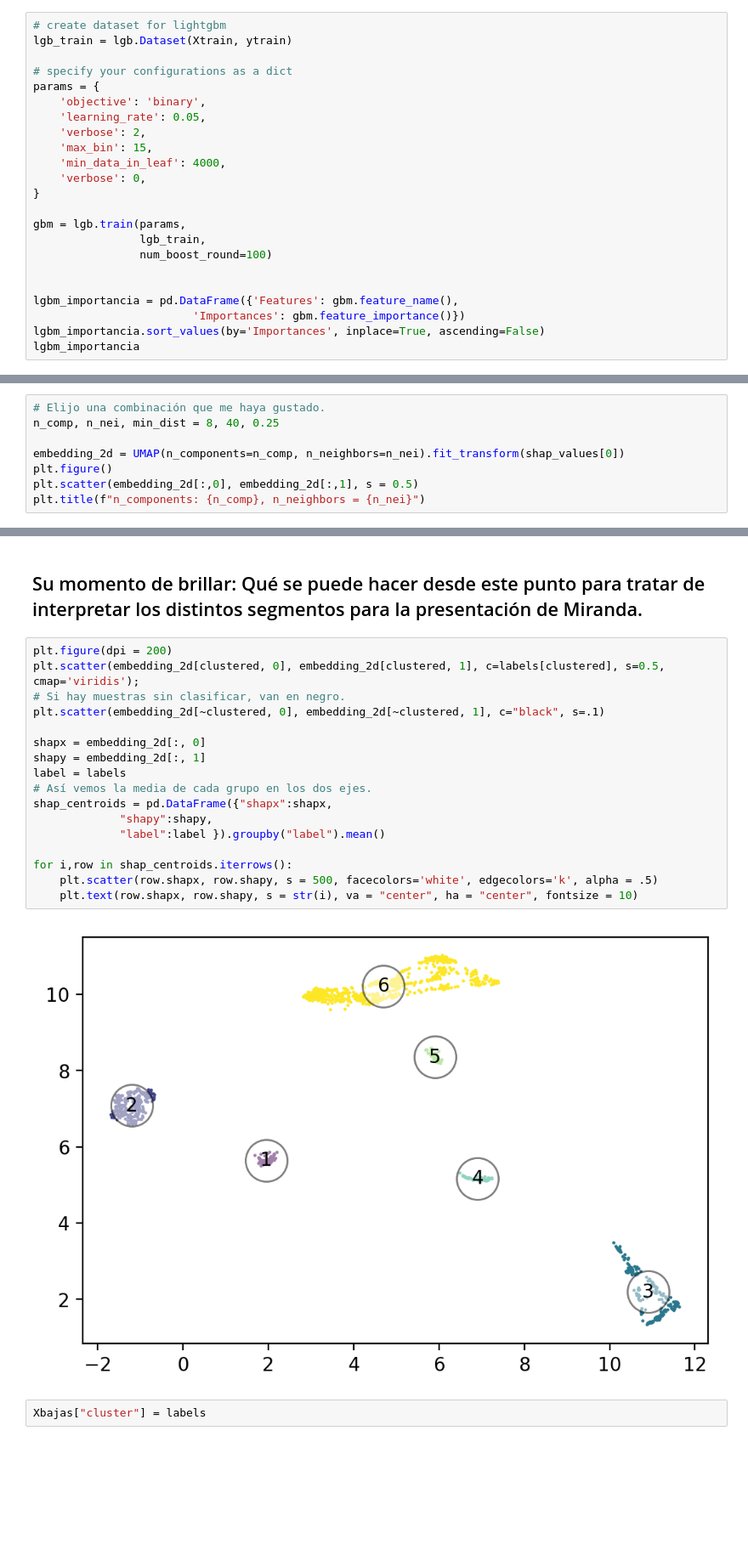
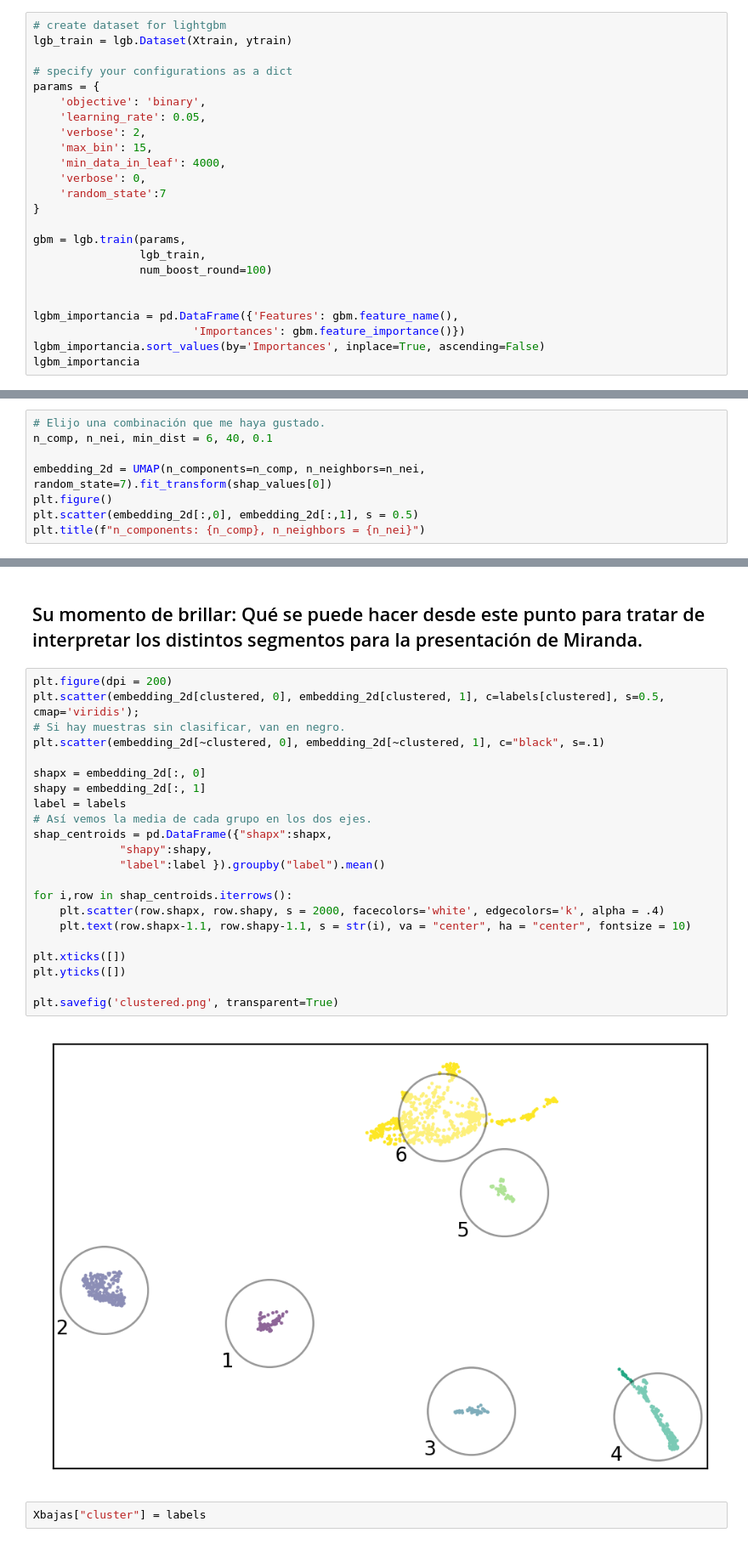
Before and after one commit to santiolsze/labo, a Jupyter notebook: src/monday/z1001_SHAP_mio.ipynb, the cells around one changed output, grey strips where cells are left out. Shown at 85% size. Cells and saved outputs as stored; diff of their text form; blank space fills up the shorter version.

```diff
--- a/src/monday/z1001_SHAP_mio.ipynb
+++ b/src/monday/z1001_SHAP_mio.ipynb
@@ -45,6 +60,7 @@ params = {
     'max_bin': 15,
     'min_data_in_leaf': 4000,
     'verbose': 0,
+    'random_state':7
 }
 
 gbm = lgb.train(params,
@@ -162,8 +185,8 @@ KeyboardInterrupt:
 # %%
 # Elijo una combinación que me haya gustado.
-n_comp, n_nei, min_dist = 8, 40, 0.25
+n_comp, n_nei, min_dist = 6, 40, 0.1
 
-embedding_2d = UMAP(n_components=n_comp, n_neighbors=n_nei).fit_transform(shap_values[0])
+embedding_2d = UMAP(n_components=n_comp, n_neighbors=n_nei, random_state=7).fit_transform(shap_values[0])
 plt.figure()
 plt.scatter(embedding_2d[:,0], embedding_2d[:,1], s = 0.5)
 plt.title(f"n_components: {n_comp}, n_neighbors = {n_nei}")
@@ -190,22 +213,27 @@ labels += 1
 # %%
 plt.figure(dpi = 200)
 plt.scatter(embedding_2d[clustered, 0], embedding_2d[clustered, 1], c=labels[clustered], s=0.5, cmap='viridis');
 # Si hay muestras sin clasificar, van en negro.
 plt.scatter(embedding_2d[~clustered, 0], embedding_2d[~clustered, 1], c="black", s=.1)
 
 shapx = embedding_2d[:, 0]
 shapy = embedding_2d[:, 1]
 label = labels
 # Así vemos la media de cada grupo en los dos ejes.
 shap_centroids = pd.DataFrame({"shapx":shapx,
              "shapy":shapy,
              "label":label }).groupby("label").mean()
 
 for i,row in shap_centroids.iterrows():
-    plt.scatter(row.shapx, row.shapy, s = 500, facecolors='white', edgecolors='k', alpha = .5)
-    plt.text(row.shapx, row.shapy, s = str(i), va = "center", ha = "center", fontsize = 10)
+    plt.scatter(row.shapx, row.shapy, s = 2000, facecolors='white', edgecolors='k', alpha = .4)
+    plt.text(row.shapx-1.1, row.shapy-1.1, s = str(i), va = "center", ha = "center", fontsize = 10)
+
+plt.xticks([])
+plt.yticks([])
+
+plt.savefig('clustered.png', transparent=True)
 # %% [output]
-[figure, old version]
+[figure, new version]
 # %%
 Xbajas["cluster"] = labels
 # %%
```
Also changed, not shown: parts of 30 cells of this notebook, 2 other files.
